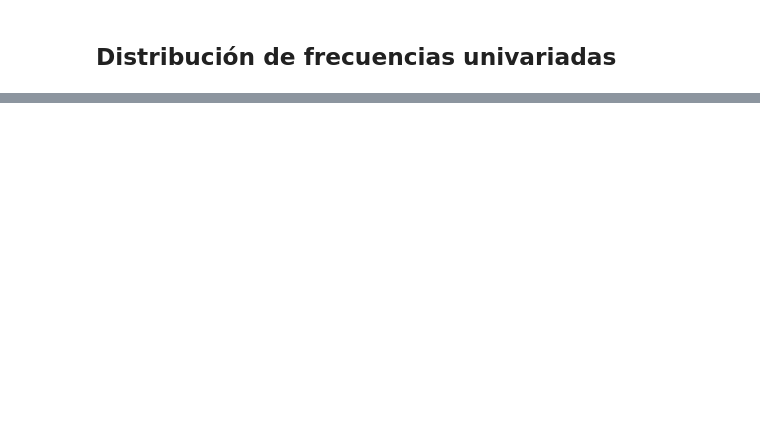
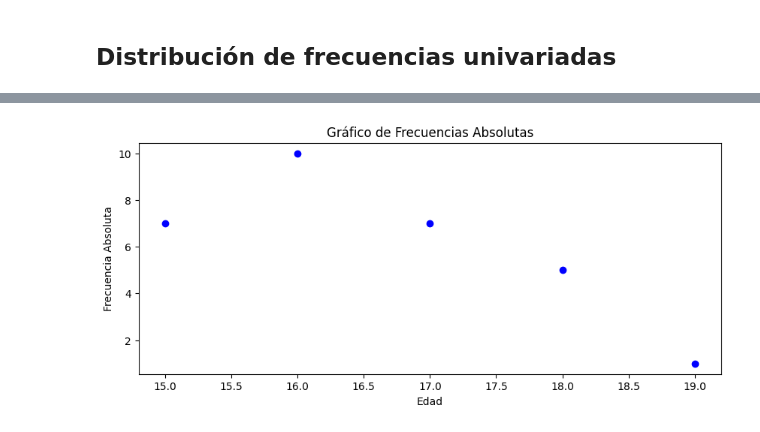
Before and after one commit to ajrianop/Estadistica_Descriptiva_y_Python_UD, a Jupyter notebook: 03_Distribucion_de_frecuencias.ipynb, the cells around one changed output, grey strips where cells are left out. Drawn from its saved outputs; the diff is of its cells as text; code cells hidden in the pictures; blank space fills up the shorter version.

```diff
--- a/03_Distribucion_de_frecuencias.ipynb
+++ b/03_Distribucion_de_frecuencias.ipynb
@@ -12,0 +61,29 @@ Las medidas de tendencia central y medidas de dispersión resumen los datos plan
+# %%
+# Datos de las edades de los estudiantes
+edades = [15, 16, 17, 15, 18, 16, 16, 17, 17, 15, 16, 18, 15, 17, 16, 16, 19, 18, 15, 16, 17, 15, 16, 18, 16, 17, 16, 15, 18, 17]
+
+# Importar la librería pandas para trabajar con tablas de datos
+import pandas as pd
+
+# Crear un DataFrame con las edades
+df = pd.DataFrame(edades, columns=['Edad'])
+
+# Calcular la frecuencia absoluta
+tabla = df['Edad'].value_counts().reset_index()
+tabla.columns = ['Edad', 'Frecuencia Absoluta']
+
+# Ordenar por edad
+tabla = tabla.sort_values(by='Edad')
+
+# Calcular la frecuencia acumulada
+tabla['Frecuencia Absoluta Acumulada'] = tabla['Frecuencia Absoluta'].cumsum()
+
+# Calcular la frecuencia relativa
+total_estudiantes = len(edades)
+tabla['Frecuencia Relativa'] = tabla['Frecuencia Absoluta'] / total_estudiantes * 100
+
+# Calcular la frecuencia relativa acumulada
+tabla['Frecuencia Relativa Acumulada'] = tabla['Frecuencia Relativa'].cumsum()
+
+# Mostrar la tabla de frecuencias
+tabla
@@ -12,0 +152,12 @@ Las medidas de tendencia central y medidas de dispersión resumen los datos plan
+# %%
+import matplotlib.pyplot as plt
+
+# Crea scatter plot para las frecuencias absolutas
+plt.figure(figsize=(10, 4))
+plt.scatter(tabla['Edad'], tabla['Frecuencia Absoluta'], color='blue')
+plt.xlabel('Edad')
+plt.ylabel('Frecuencia Absoluta')
+plt.title('Gráfico de Frecuencias Absolutas')
+plt.show()
+# %% [output]
+[figure, added]
```
Also changed, not shown: parts of 25 cells of this notebook.
